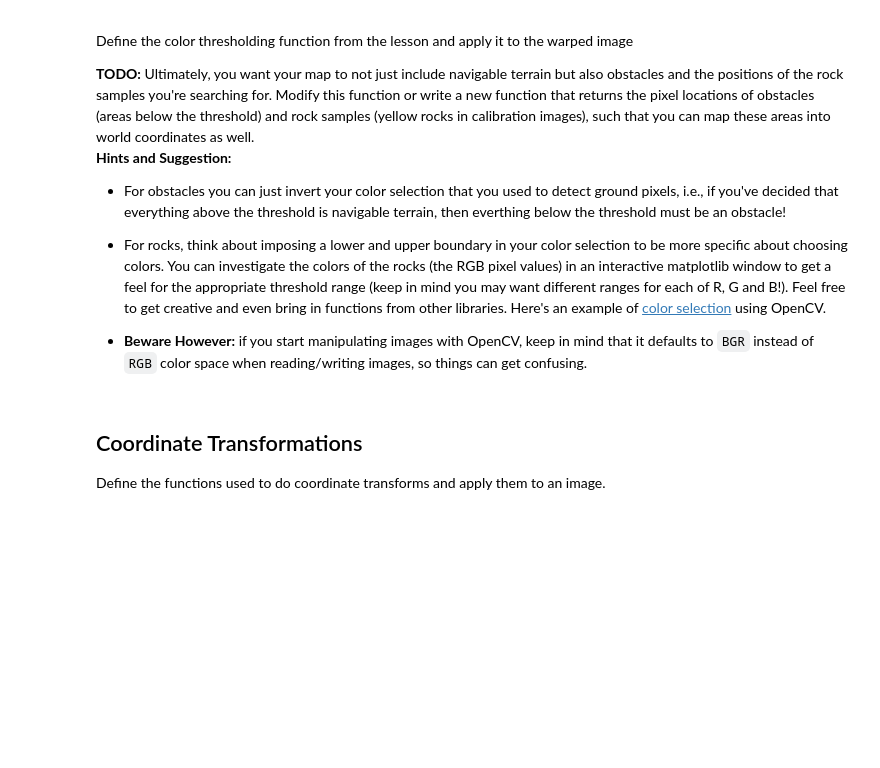
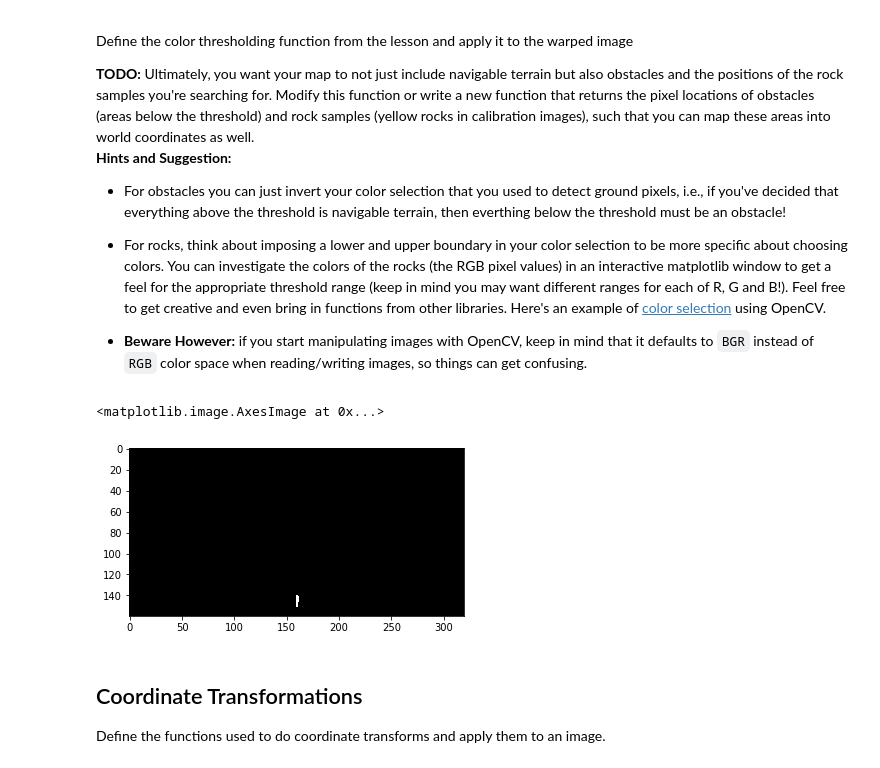
Before and after one commit to WuStangDan/RoboND-P01-Search-and-Sample, a Jupyter notebook: code/Rover_Project_Test_Notebook.ipynb, the cells around one changed output. Saved outputs shown, nothing was run; the diff lists cells and outputs as text; code cells hidden in the pictures; blank space fills up the shorter version.

```diff
--- a/code/Rover_Project_Test_Notebook.ipynb
+++ b/code/Rover_Project_Test_Notebook.ipynb
@@ -110,23 +117,37 @@ Define the color thresholding function from the lesson and apply it to the warpe
 # %%
 # Identify pixels above the threshold
 # Threshold of RGB > 160 does a nice job of identifying ground pixels only
-def color_thresh(img, rgb_thresh=(160, 160, 160)):
+def color_thresh(img, rgb_thresh=(180, 180, 180), rgb_max=(256, 256, 256)):
     # Create an array of zeros same xy size as img, but single channel
     color_select = np.zeros_like(img[:,:,0])
     # Require that each pixel be above all three threshold values in RGB
     # above_thresh will now contain a boolean array with "True"
     # where threshold was met
-    above_thresh = (img[:,:,0] > rgb_thresh[0]) \
-                & (img[:,:,1] > rgb_thresh[1]) \
-                & (img[:,:,2] > rgb_thresh[2])
+    above_thresh = (img[:,:,0] >= rgb_thresh[0]) \
+                & (img[:,:,1] >= rgb_thresh[1]) \
+                & (img[:,:,2] >= rgb_thresh[2]) \
+                & (img[:,:,0] <= rgb_max[0]) \
+                & (img[:,:,1] <= rgb_max[1]) \
+                & (img[:,:,2] <= rgb_max[2])
     # Index the array of zeros with the boolean array and set to 1
     color_select[above_thresh] = 1
     # Return the binary image
     return color_select
 
 threshed = color_thresh(warped)
-plt.imshow(threshed, cmap='gray')
+#print(threshed[50,120])
+#plt.imshow(threshed, cmap='gray')
 #scipy.misc.imsave('../output/warped_threshed.jpg', threshed*255)
+
+# Test rock finding.
+rock_test = color_thresh(rock_img, (110, 90, 0), (230, 210, 75))
+#rock_test = color_thresh(rock_img, (0, 0, 1), (257, 257, 257))
+rock_warp = perspect_transform(rock_img, source, destination)
+rock_test = color_thresh(rock_warp, (110, 90, 0), (230, 210, 75))
+plt.imshow(rock_test, cmap='gray')
+# %% [output]
+<matplotlib.image.AxesImage at 0x...>
+[figure, added]
 # %% [markdown]
 ## Coordinate Transformations
 Define the functions used to do coordinate transforms and apply them to an image.
```
Also changed, not shown: parts of 10 cells of this notebook.
